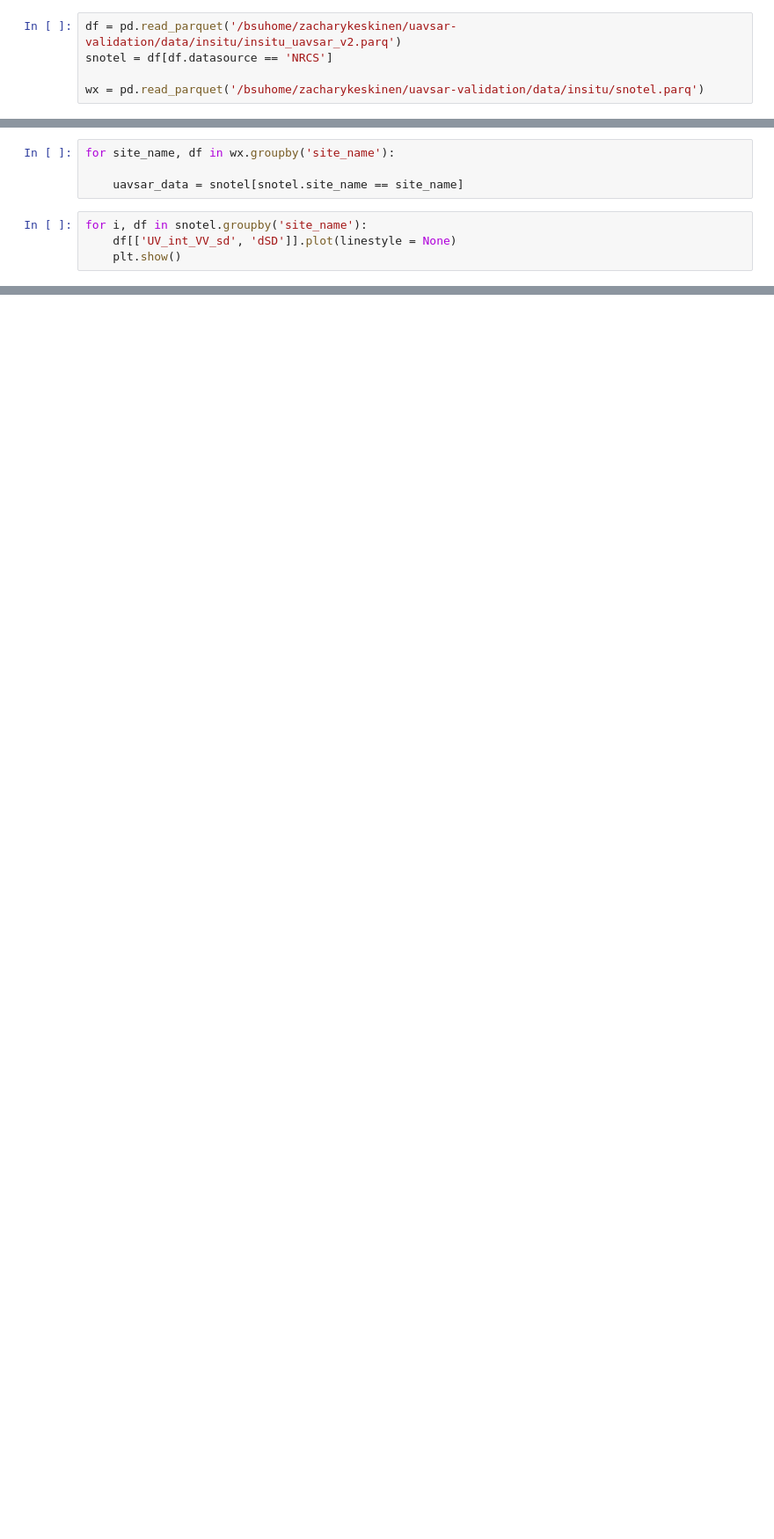
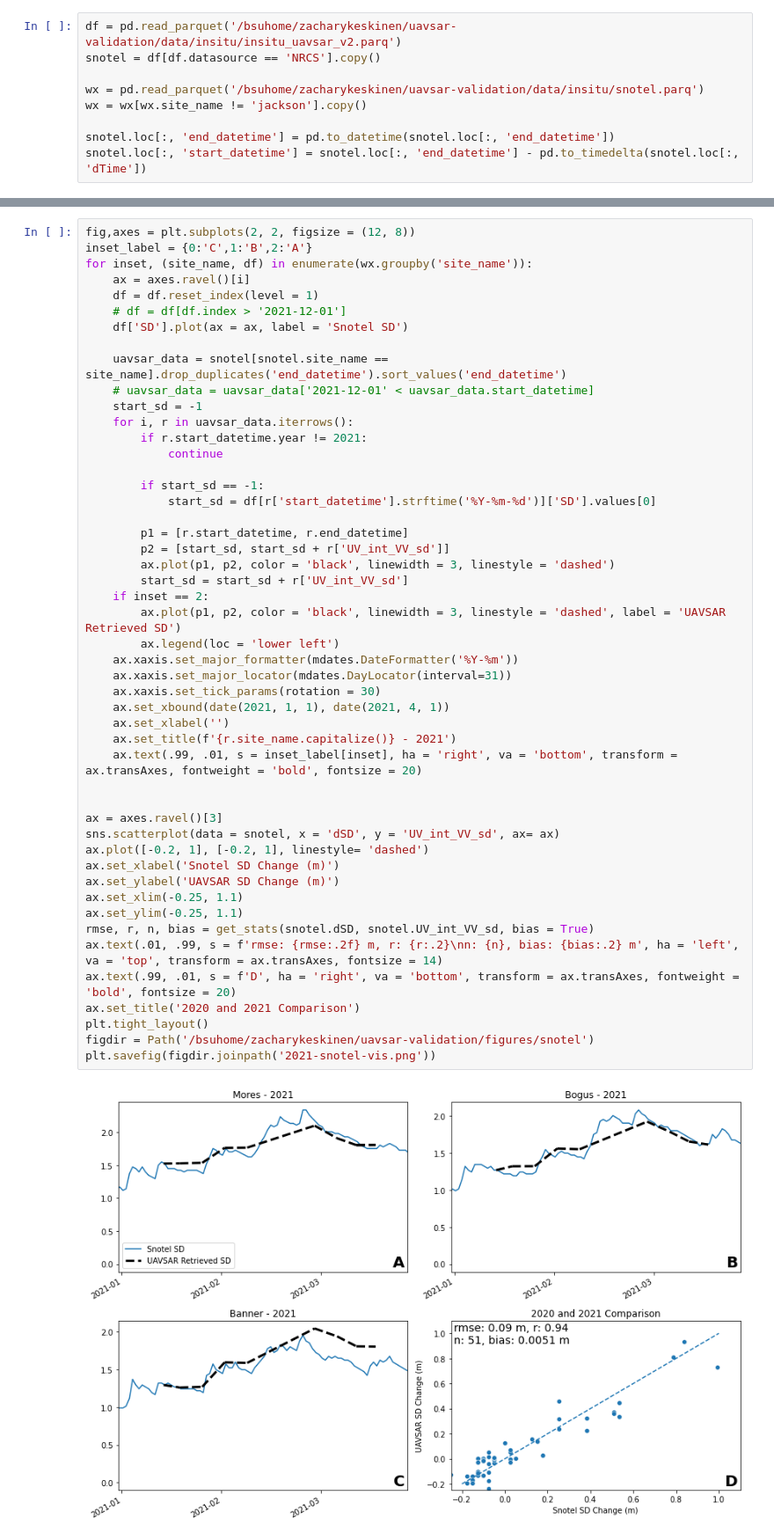
Before and after one commit to ZachHoppinen/uavsar-validation, a Jupyter notebook: src/play/snotel.ipynb, the cells around one changed output, grey strips where cells are left out. Shown: that part at 88% size. Drawn from its saved outputs; the diff is of its cells as text; blank space fills up the shorter version.

Commit message:
visualizing snotel changes

```diff
--- a/src/play/snotel.ipynb
+++ b/src/play/snotel.ipynb
@@ -6,5 +10,9 @@ import seaborn as sns
 # %%
 df = pd.read_parquet('/bsuhome/zacharykeskinen/uavsar-validation/data/insitu/insitu_uavsar_v2.parq')
-snotel = df[df.datasource == 'NRCS']
+snotel = df[df.datasource == 'NRCS'].copy()
 
 wx = pd.read_parquet('/bsuhome/zacharykeskinen/uavsar-validation/data/insitu/snotel.parq')
+wx = wx[wx.site_name != 'jackson'].copy()
+
+snotel.loc[:, 'end_datetime'] = pd.to_datetime(snotel.loc[:, 'end_datetime'])
+snotel.loc[:, 'start_datetime'] = snotel.loc[:, 'end_datetime'] - pd.to_timedelta(snotel.loc[:, 'dTime'])
@@ -32,8 +18,0 @@ snotel
-# %%
-for site_name, df in wx.groupby('site_name'):
-
-    uavsar_data = snotel[snotel.site_name == site_name]
-# %%
-for i, df in snotel.groupby('site_name'):
-    df[['UV_int_VV_sd', 'dSD']].plot(linestyle = None)
-    plt.show()
@@ -65,0 +19,51 @@ df
+# %%
+fig,axes = plt.subplots(2, 2, figsize = (12, 8))
+inset_label = {0:'C',1:'B',2:'A'}
+for inset, (site_name, df) in enumerate(wx.groupby('site_name')):
+    ax = axes.ravel()[i]
+    df = df.reset_index(level = 1)
+    # df = df[df.index > '2021-12-01']
+    df['SD'].plot(ax = ax, label = 'Snotel SD')
+
+    uavsar_data = snotel[snotel.site_name == site_name].drop_duplicates('end_datetime').sort_values('end_datetime')
+    # uavsar_data = uavsar_data['2021-12-01' < uavsar_data.start_datetime]
+    start_sd = -1
+    for i, r in uavsar_data.iterrows():
+        if r.start_datetime.year != 2021:
+            continue
+
+        if start_sd == -1:
+            start_sd = df[r['start_datetime'].strftime('%Y-%m-%d')]['SD'].values[0]
+
+        p1 = [r.start_datetime, r.end_datetime]
+        p2 = [start_sd, start_sd + r['UV_int_VV_sd']]
+        ax.plot(p1, p2, color = 'black', linewidth = 3, linestyle = 'dashed')
+        start_sd = start_sd + r['UV_int_VV_sd']
+    if inset == 2:
+        ax.plot(p1, p2, color = 'black', linewidth = 3, linestyle = 'dashed', label = 'UAVSAR Retrieved SD')
+        ax.legend(loc = 'lower left')
+    ax.xaxis.set_major_formatter(mdates.DateFormatter('%Y-%m'))
+    ax.xaxis.set_major_locator(mdates.DayLocator(interval=31))
+    ax.xaxis.set_tick_params(rotation = 30)
+    ax.set_xbound(date(2021, 1, 1), date(2021, 4, 1))
+    ax.set_xlabel('')
+    ax.set_title(f'{r.site_name.capitalize()} - 2021')
+    ax.text(.99, .01, s = inset_label[inset], ha = 'right', va = 'bottom', transform = ax.transAxes, fontweight = 'bold', fontsize = 20)
+
+
+ax = axes.ravel()[3]
+sns.scatterplot(data = snotel, x = 'dSD', y = 'UV_int_VV_sd', ax= ax)
+ax.plot([-0.2, 1], [-0.2, 1], linestyle= 'dashed')
+ax.set_xlabel('Snotel SD Change (m)')
+ax.set_ylabel('UAVSAR SD Change (m)')
+ax.set_xlim(-0.25, 1.1)
+ax.set_ylim(-0.25, 1.1)
+rmse, r, n, bias = get_stats(snotel.dSD, snotel.UV_int_VV_sd, bias = True)
+ax.text(.01, .99, s = f'rmse: {rmse:.2f} m, r: {r:.2}\nn: {n}, bias: {bias:.2} m', ha = 'left', va = 'top', transform = ax.transAxes, fontsize = 14)
+ax.text(.99, .01, s = f'D', ha = 'right', va = 'bottom', transform = ax.transAxes, fontweight = 'bold', fontsize = 20)
+ax.set_title('2020 and 2021 Comparison')
+plt.tight_layout()
+figdir = Path('/bsuhome/zacharykeskinen/uavsar-validation/figures/snotel')
+plt.savefig(figdir.joinpath('2021-snotel-vis.png'))
+# %% [output]
+[figure, added]
```
Also changed, not shown: parts of 4 cells of this notebook, 4 other files.
